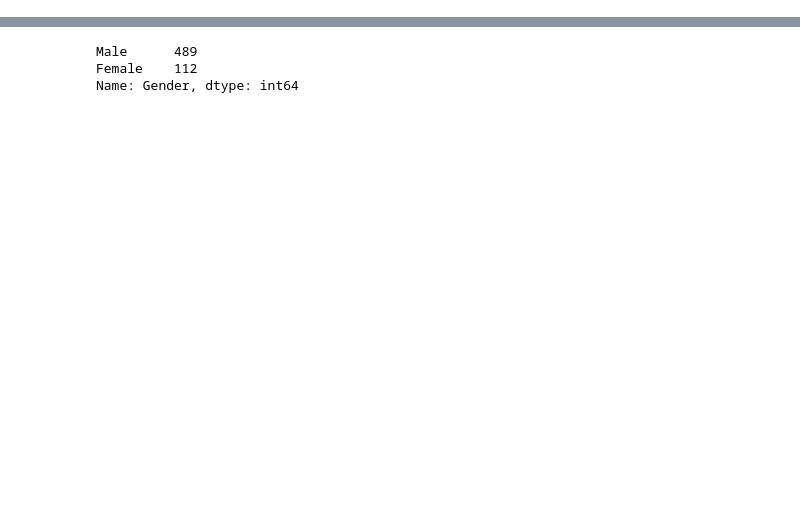
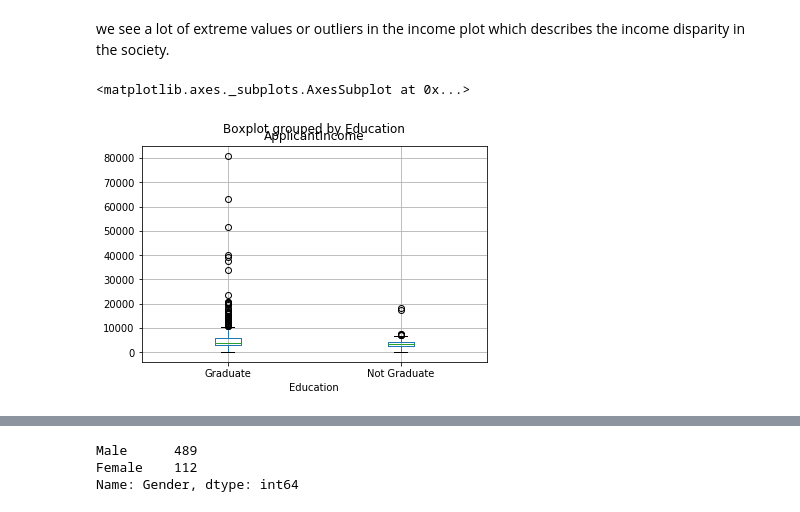
Before and after one commit to Jyotika25/Loan-Prediction-System, a Jupyter notebook: Loan Prediction.ipynb, the cells around one changed output, grey strips where cells are left out. Cells and saved outputs as stored; diff of their text form; code cells hidden in the pictures; blank space fills up the shorter version.

```diff
--- a/Loan Prediction.ipynb
+++ b/Loan Prediction.ipynb
@@ -18,0 +93,9 @@ data_test.shape
+# %% [markdown]
+ we see a lot of extreme values  or outliers in the income plot which describes the income disparity in the society.
+# %%
+# Box Plot for variable ApplicantIncome by variable Education of training data set
+
+data_train.boxplot(column='ApplicantIncome', by = 'Education')
+# %% [output]
+<matplotlib.axes._subplots.AxesSubplot at 0x...>
+[figure, added]
```
Also changed, not shown: parts of 44 cells of this notebook.
